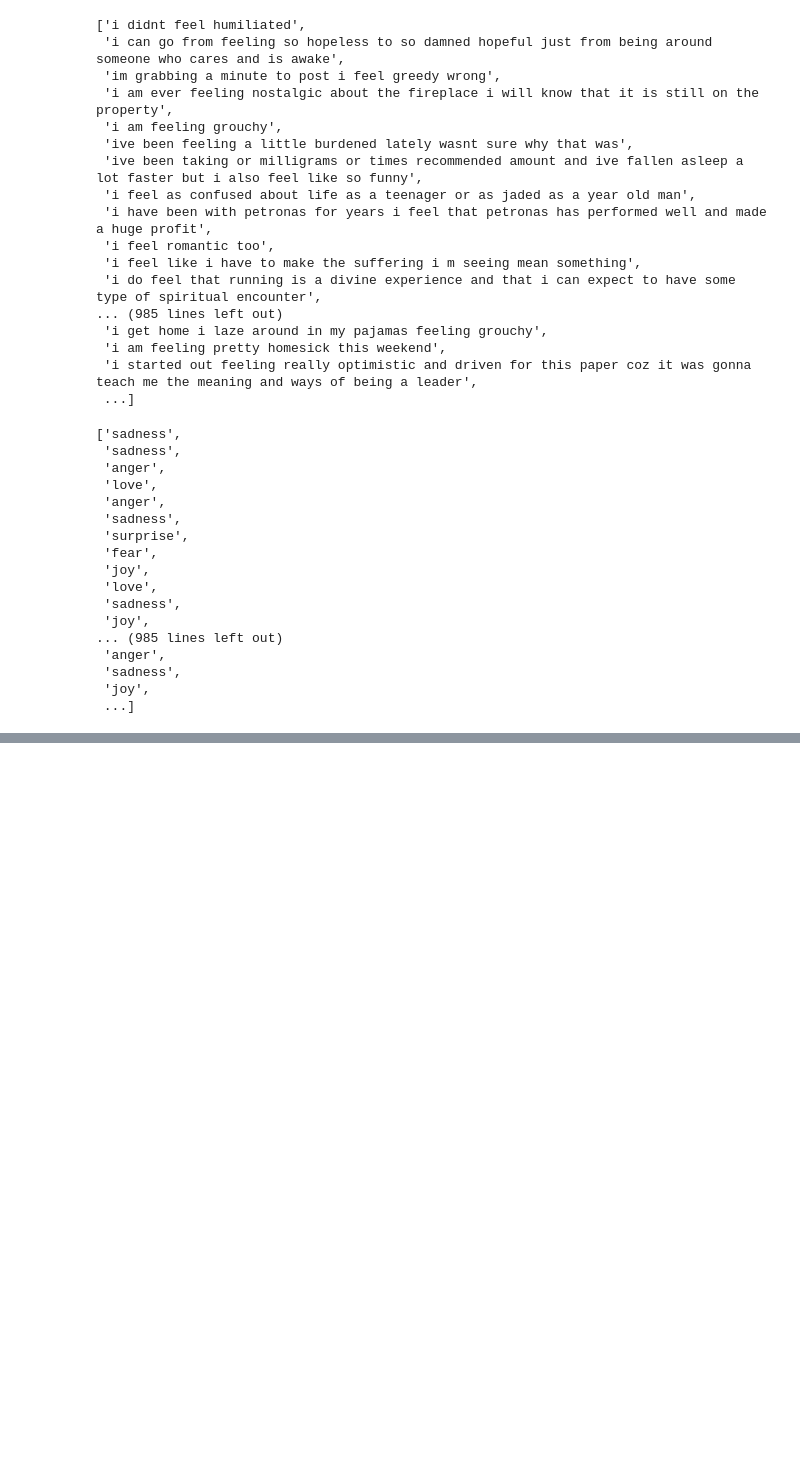
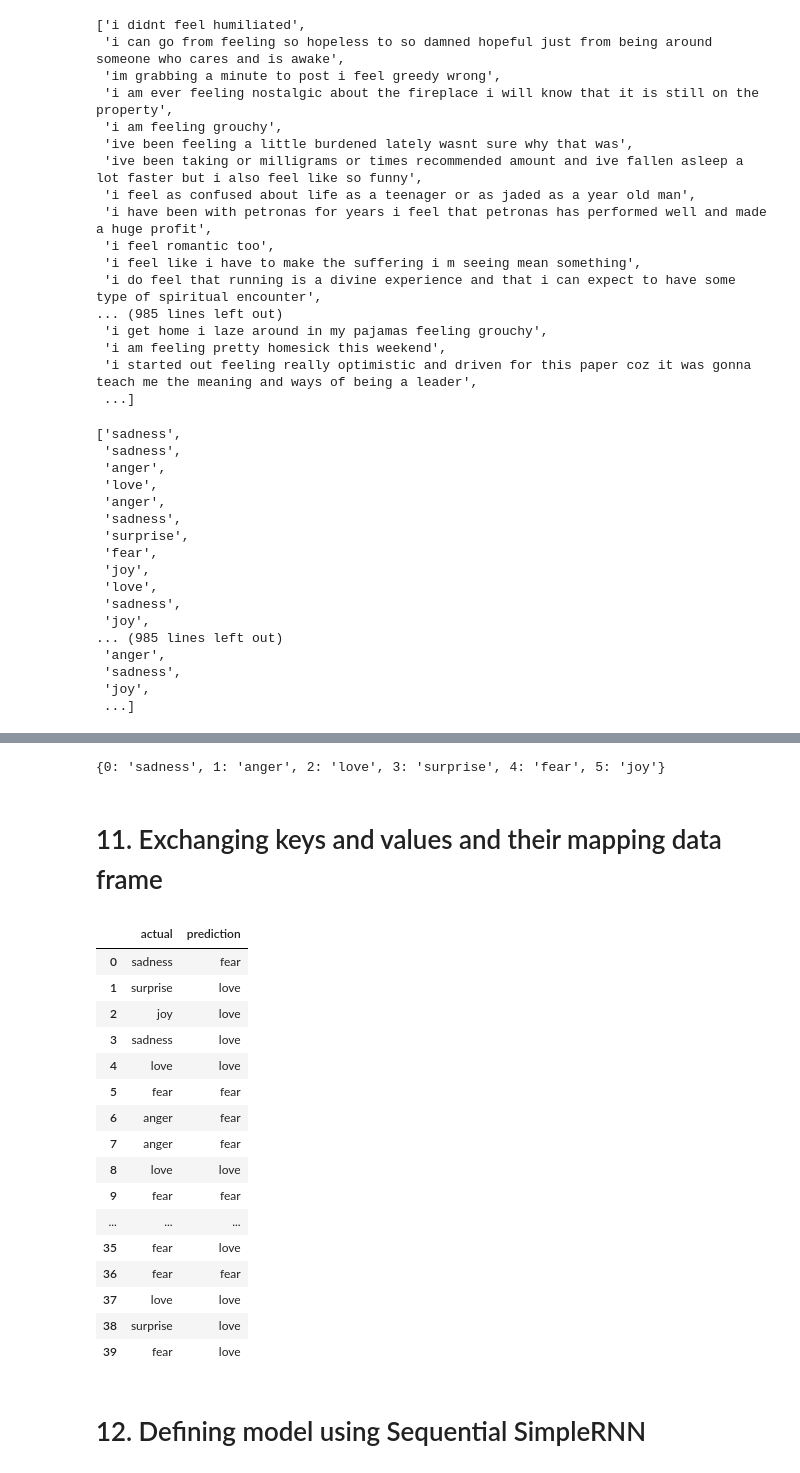
Before and after one commit to vanshika705/RNN-Project, a Jupyter notebook: RNN_Project.ipynb, the cells around one changed output, grey strips where cells are left out. Cells and saved outputs as stored; diff of their text form; code cells hidden in the pictures; blank space fills up the shorter version.

```diff
--- a/RNN_Project.ipynb
+++ b/RNN_Project.ipynb
@@ -79,0 +366,3 @@ labels = ['surprise', 'sadness', 'anger', 'joy', 'fear', 'love']
+# %%
+prediction = np.argmax(y_pred, axis= 1)
+prediction
@@ -79,0 +381,3 @@ labels = ['surprise', 'sadness', 'anger', 'joy', 'fear', 'love']
+# %%
+df = pd.DataFrame({"actual": y_test, "prediction": prediction})
+df
@@ -79,0 +398,32 @@ labels = ['surprise', 'sadness', 'anger', 'joy', 'fear', 'love']
+# %%
+label_dictionary = {value:key for key, value in label_dict.items()}
+label_dictionary
+# %% [output]
+{0: 'sadness', 1: 'anger', 2: 'love', 3: 'surprise', 4: 'fear', 5: 'joy'}
+# %% [markdown]
+# 11. Exchanging keys and values and their mapping data frame
+# %%
+df["actual"] = df["actual"].map(label_dictionary)
+df["prediction"] = df["prediction"].map(label_dictionary)
+# %%
+df.head(40)
+# %% [output]
+|  | actual | prediction |
+| 0 | sadness | fear |
+| 1 | surprise | love |
+| 2 | joy | love |
+| 3 | sadness | love |
+| 4 | love | love |
+| 5 | fear | fear |
+| 6 | anger | fear |
+| 7 | anger | fear |
+| 8 | love | love |
+| 9 | fear | fear |
+| ... | ... | ... |
+| 35 | fear | love |
+| 36 | fear | fear |
+| 37 | love | love |
+| 38 | surprise | love |
+| 39 | fear | love |
+# %% [markdown]
+# 12. Defining model using Sequential SimpleRNN
```
Also changed, not shown: parts of 51 cells of this notebook, 5 other files.
